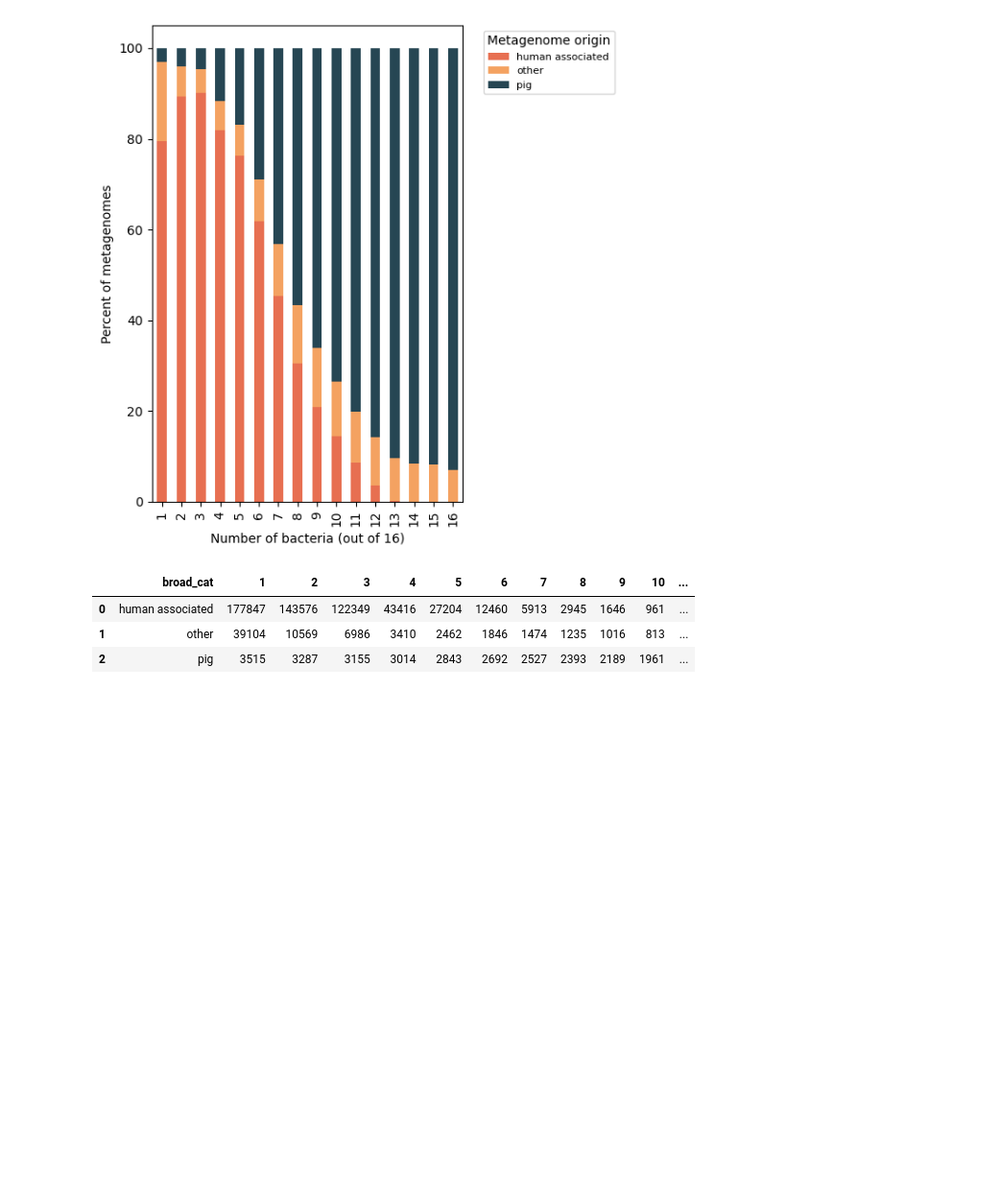
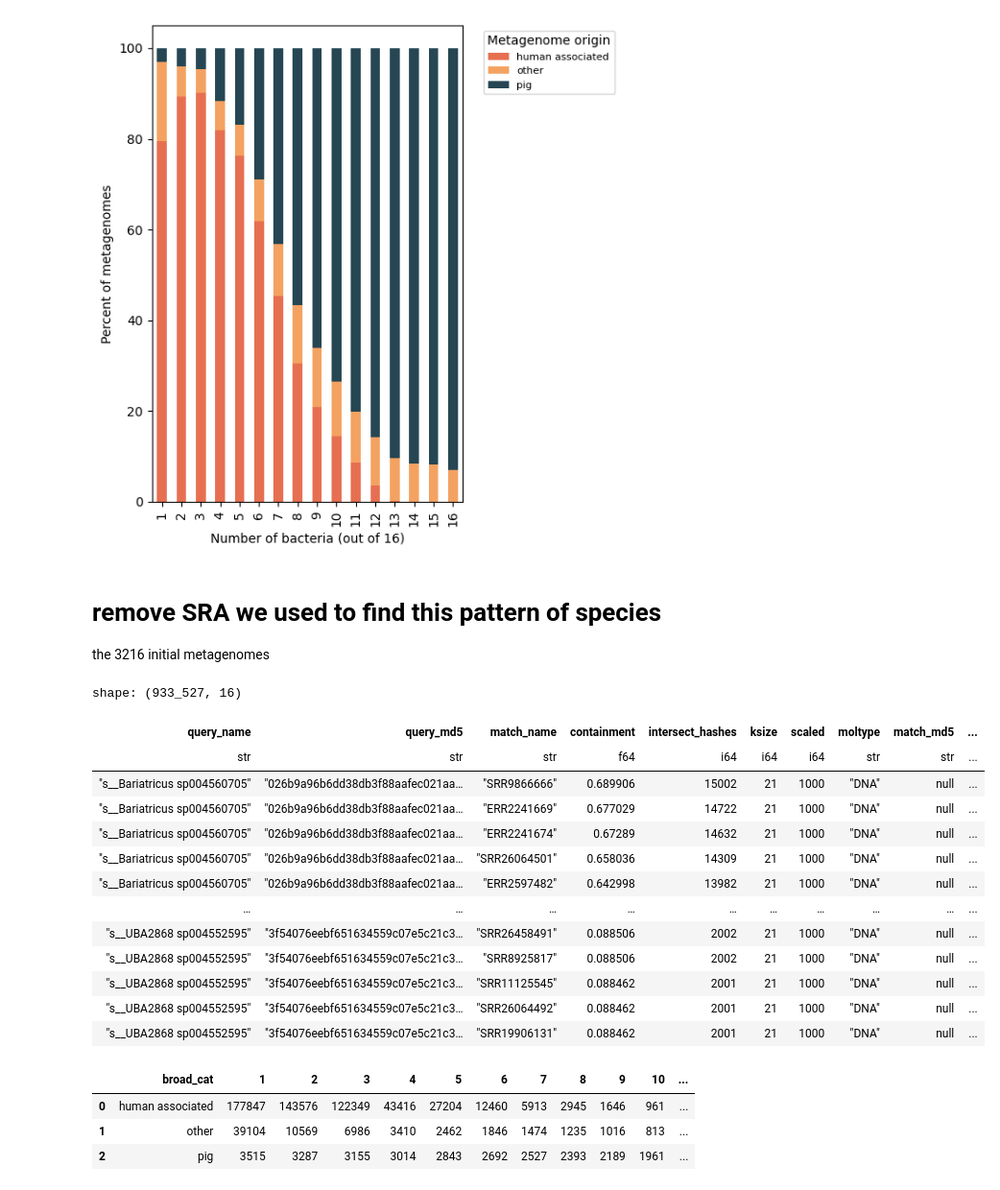
Before and after one commit to AnneliektH/2025-pig-corespp, a Jupyter notebook: workflow/notebooks/251207_branchwater.ipynb, the cells around one changed output. Shown at 96% size. Saved outputs shown, nothing was run; the diff lists cells and outputs as text; code cells hidden in the pictures; blank space fills up the shorter version.

Commit message:
rm sra we used for binning

```diff
--- a/workflow/notebooks/251207_branchwater.ipynb
+++ b/workflow/notebooks/251207_branchwater.ipynb
@@ -187,10 +187,30 @@ plot_cat(df_cm)
 plot_cat_percent(df_cm)
 # %% [output]
 [figure]
+# %% [markdown]
+# remove SRA we used to find this pattern of species
+the 3216 initial metagenomes
 # %%
 # remove the SRA sets
 sra = pd.read_csv("/group/ctbrowngrp2/amhorst/2025-pig-corespp/resources/SRA_meta.3216.csv")["acc"].tolist()
 df_bw_filtered = bw_df.filter(~pl.col("match_name").is_in(sra))
+# %%
+df_bw_filtered
+# %% [output]
+shape: (933_527, 16)
+| query_name | query_md5 | match_name | containment | intersect_hashes | ksize | scaled | moltype | match_md5 | ... |
+| str | str | str | f64 | i64 | i64 | i64 | str | str | ... |
+| "s__Bariatricus sp004560705" | "026b9a96b6dd38db3f88aafec021aa… | "SRR9866666" | 0.689906 | 15002 | 21 | 1000 | "DNA" | null | ... |
+| "s__Bariatricus sp004560705" | "026b9a96b6dd38db3f88aafec021aa… | "ERR2241669" | 0.677029 | 14722 | 21 | 1000 | "DNA" | null | ... |
+| "s__Bariatricus sp004560705" | "026b9a96b6dd38db3f88aafec021aa… | "ERR2241674" | 0.67289 | 14632 | 21 | 1000 | "DNA" | null | ... |
+| "s__Bariatricus sp004560705" | "026b9a96b6dd38db3f88aafec021aa… | "SRR26064501" | 0.658036 | 14309 | 21 | 1000 | "DNA" | null | ... |
+| "s__Bariatricus sp004560705" | "026b9a96b6dd38db3f88aafec021aa… | "ERR2597482" | 0.642998 | 13982 | 21 | 1000 | "DNA" | null | ... |
+| … | … | … | … | … | … | … | … | … | ... |
+| "s__UBA2868 sp004552595" | "3f54076eebf651634559c07e5c21c3… | "SRR26458491" | 0.088506 | 2002 | 21 | 1000 | "DNA" | null | ... |
+| "s__UBA2868 sp004552595" | "3f54076eebf651634559c07e5c21c3… | "SRR8925817" | 0.088506 | 2002 | 21 | 1000 | "DNA" | null | ... |
+| "s__UBA2868 sp004552595" | "3f54076eebf651634559c07e5c21c3… | "SRR11125545" | 0.088462 | 2001 | 21 | 1000 | "DNA" | null | ... |
+| "s__UBA2868 sp004552595" | "3f54076eebf651634559c07e5c21c3… | "SRR26064492" | 0.088462 | 2001 | 21 | 1000 | "DNA" | null | ... |
+| "s__UBA2868 sp004552595" | "3f54076eebf651634559c07e5c21c3… | "SRR19906131" | 0.088462 | 2001 | 21 | 1000 | "DNA" | null | ... |
 # %%
 df2 = df_bw_filtered.join(metadata_df, on="acc", how="left")
 
```
